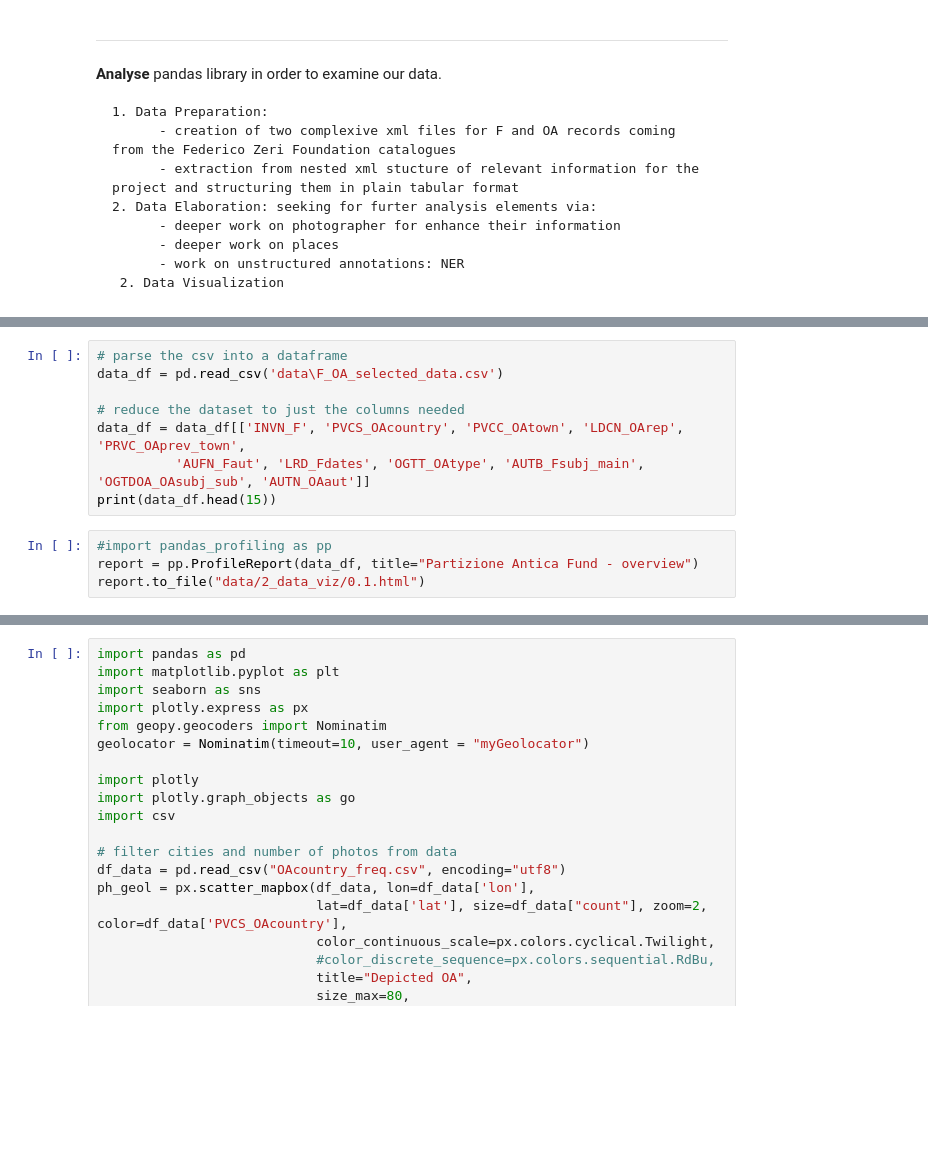
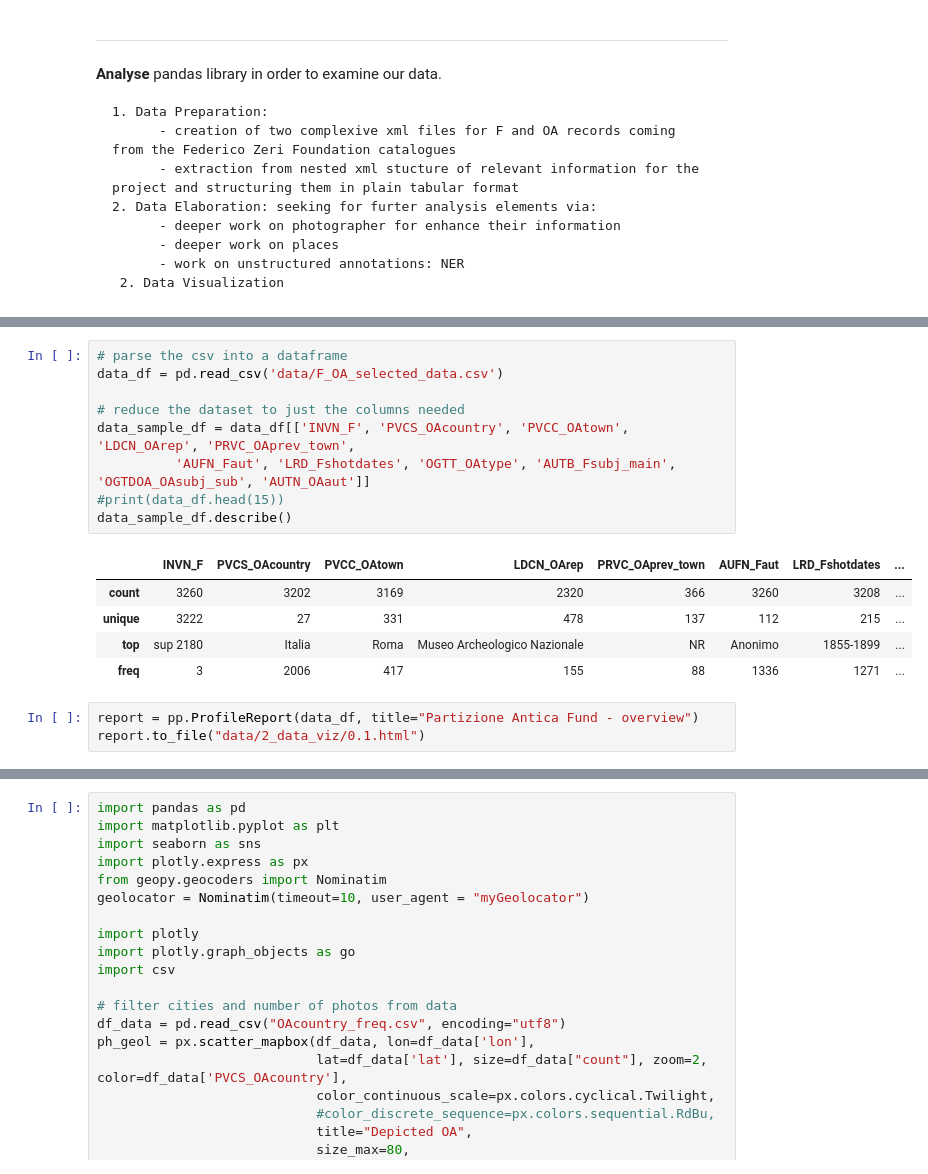
Before and after one commit to enri-ca/DTH_PA-, a Jupyter notebook: EPDS_EZ.ipynb, the cells around one changed output, grey strips where cells are left out. Cells and saved outputs as stored; diff of their text form; blank space fills up the shorter version.

```diff
--- a/EPDS_EZ.ipynb
+++ b/EPDS_EZ.ipynb
@@ -846,13 +915,19 @@ pp = pprint.PrettyPrinter(indent=1)
 # %%
 # parse the csv into a dataframe
-data_df = pd.read_csv('data\F_OA_selected_data.csv')
+data_df = pd.read_csv('data/F_OA_selected_data.csv')
 
 # reduce the dataset to just the columns needed
-data_df = data_df[['INVN_F', 'PVCS_OAcountry', 'PVCC_OAtown', 'LDCN_OArep', 'PRVC_OAprev_town',
-          'AUFN_Faut', 'LRD_Fdates', 'OGTT_OAtype', 'AUTB_Fsubj_main', 'OGTDOA_OAsubj_sub', 'AUTN_OAaut']]
-print(data_df.head(15))
+data_sample_df = data_df[['INVN_F', 'PVCS_OAcountry', 'PVCC_OAtown', 'LDCN_OArep', 'PRVC_OAprev_town',
+          'AUFN_Faut', 'LRD_Fshotdates', 'OGTT_OAtype', 'AUTB_Fsubj_main', 'OGTDOA_OAsubj_sub', 'AUTN_OAaut']]
+#print(data_df.head(15))
+data_sample_df.describe()
+# %% [output]
+|  | INVN_F | PVCS_OAcountry | PVCC_OAtown | LDCN_OArep | PRVC_OAprev_town | AUFN_Faut | LRD_Fshotdates | ... |
+| count | 3260 | 3202 | 3169 | 2320 | 366 | 3260 | 3208 | ... |
+| unique | 3222 | 27 | 331 | 478 | 137 | 112 | 215 | ... |
+| top | sup 2180 | Italia | Roma | Museo Archeologico Nazionale | NR | Anonimo | 1855-1899 | ... |
+| freq | 3 | 2006 | 417 | 155 | 88 | 1336 | 1271 | ... |
 # %%
-#import pandas_profiling as pp
 report = pp.ProfileReport(data_df, title="Partizione Antica Fund - overview")
 report.to_file("data/2_data_viz/0.1.html")
 # %%
```
Also changed, not shown: parts of 69 cells of this notebook.
